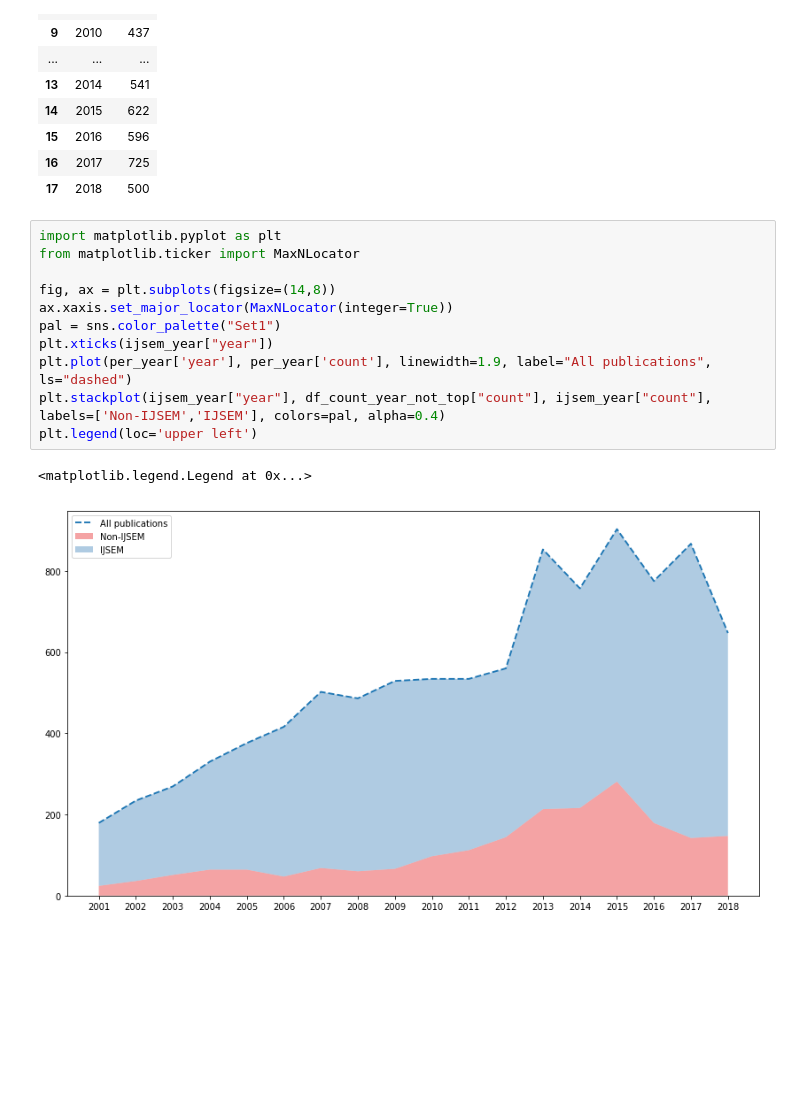
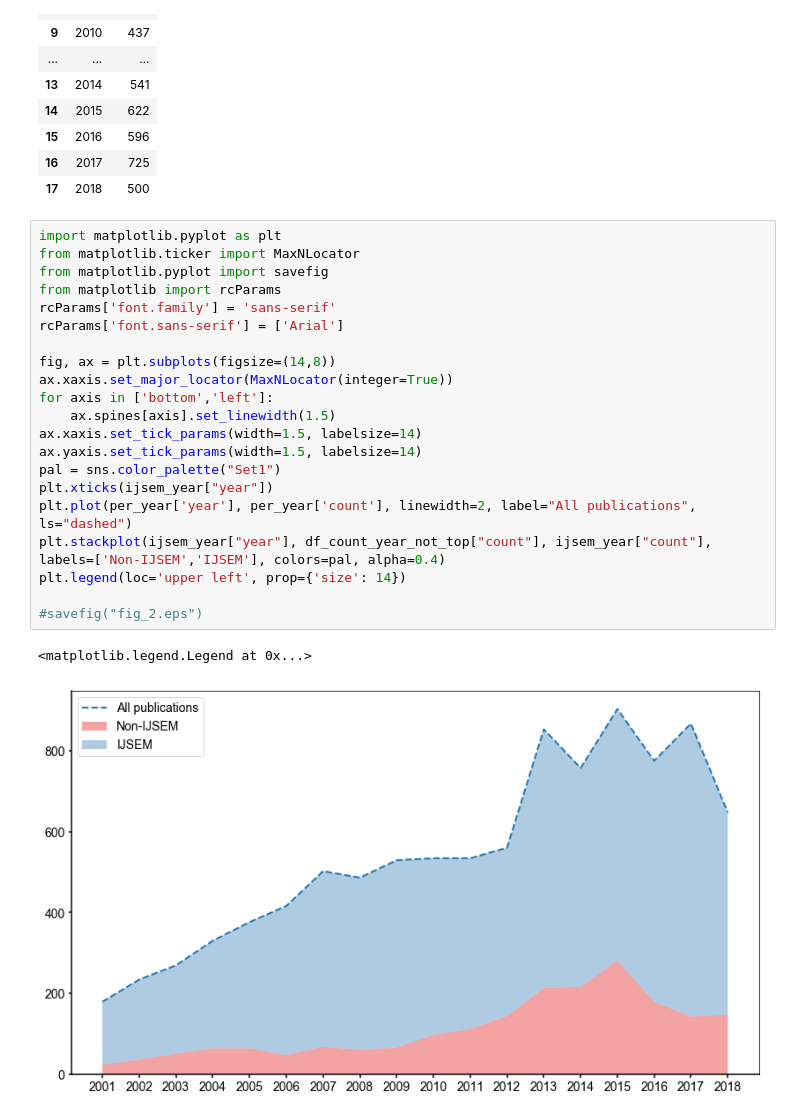
Before and after one commit to fhsantanna/bibliometrics, a Jupyter notebook: script_2_n_revistas_17012019.ipynb, the cells around one changed output. Drawn from its saved outputs; the diff is of its cells as text; blank space fills up the shorter version.

```diff
--- a/script_2_n_revistas_17012019.ipynb
+++ b/script_2_n_revistas_17012019.ipynb
@@ -120,14 +120,24 @@ ijsem_year
 # %%
 import matplotlib.pyplot as plt
 from matplotlib.ticker import MaxNLocator
+from matplotlib.pyplot import savefig
+from matplotlib import rcParams
+rcParams['font.family'] = 'sans-serif'
+rcParams['font.sans-serif'] = ['Arial']
 
 fig, ax = plt.subplots(figsize=(14,8))
 ax.xaxis.set_major_locator(MaxNLocator(integer=True))
+for axis in ['bottom','left']:
+    ax.spines[axis].set_linewidth(1.5)
+ax.xaxis.set_tick_params(width=1.5, labelsize=14)
+ax.yaxis.set_tick_params(width=1.5, labelsize=14)
 pal = sns.color_palette("Set1")
 plt.xticks(ijsem_year["year"])
-plt.plot(per_year['year'], per_year['count'], linewidth=1.9, label="All publications", ls="dashed")
+plt.plot(per_year['year'], per_year['count'], linewidth=2, label="All publications", ls="dashed")
 plt.stackplot(ijsem_year["year"], df_count_year_not_top["count"], ijsem_year["count"], labels=['Non-IJSEM','IJSEM'], colors=pal, alpha=0.4)
-plt.legend(loc='upper left')
+plt.legend(loc='upper left', prop={'size': 14})
+
+#savefig("fig_2.eps")
 # %% [output]
 <matplotlib.legend.Legend at 0x...>
-[figure, old version]
+[figure, new version]
```
